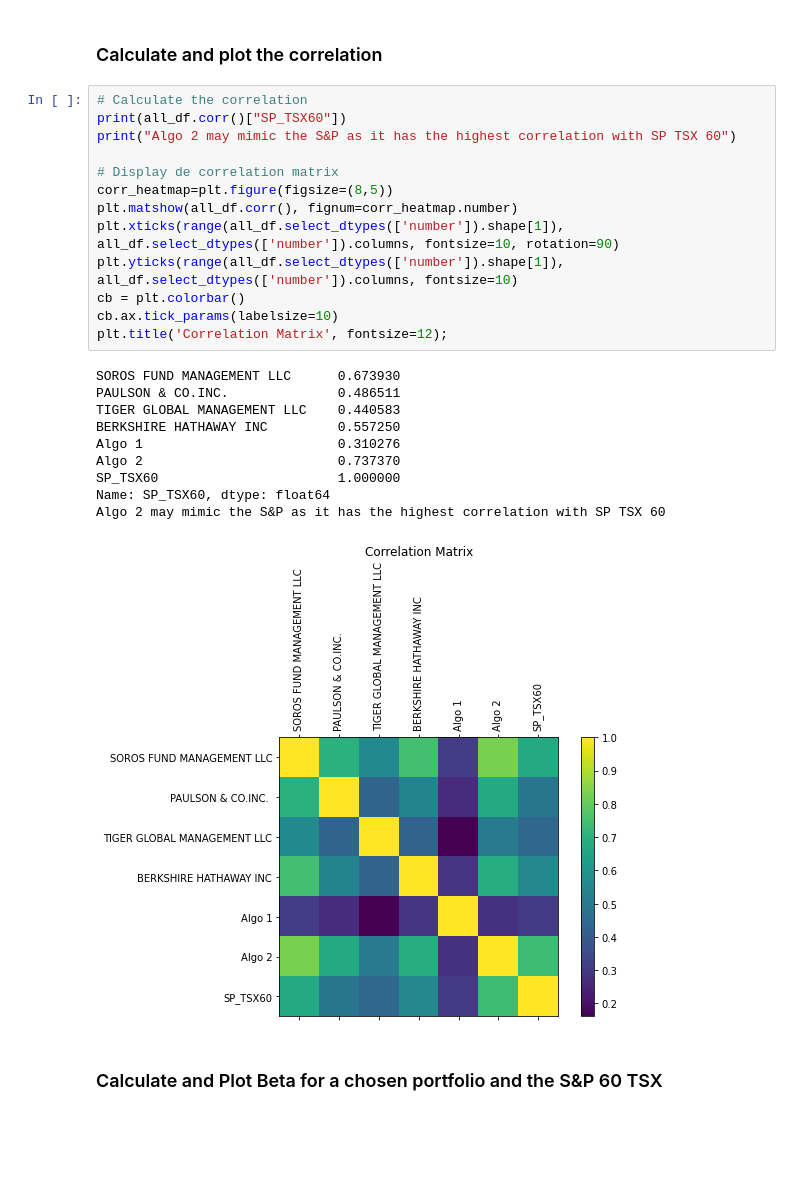
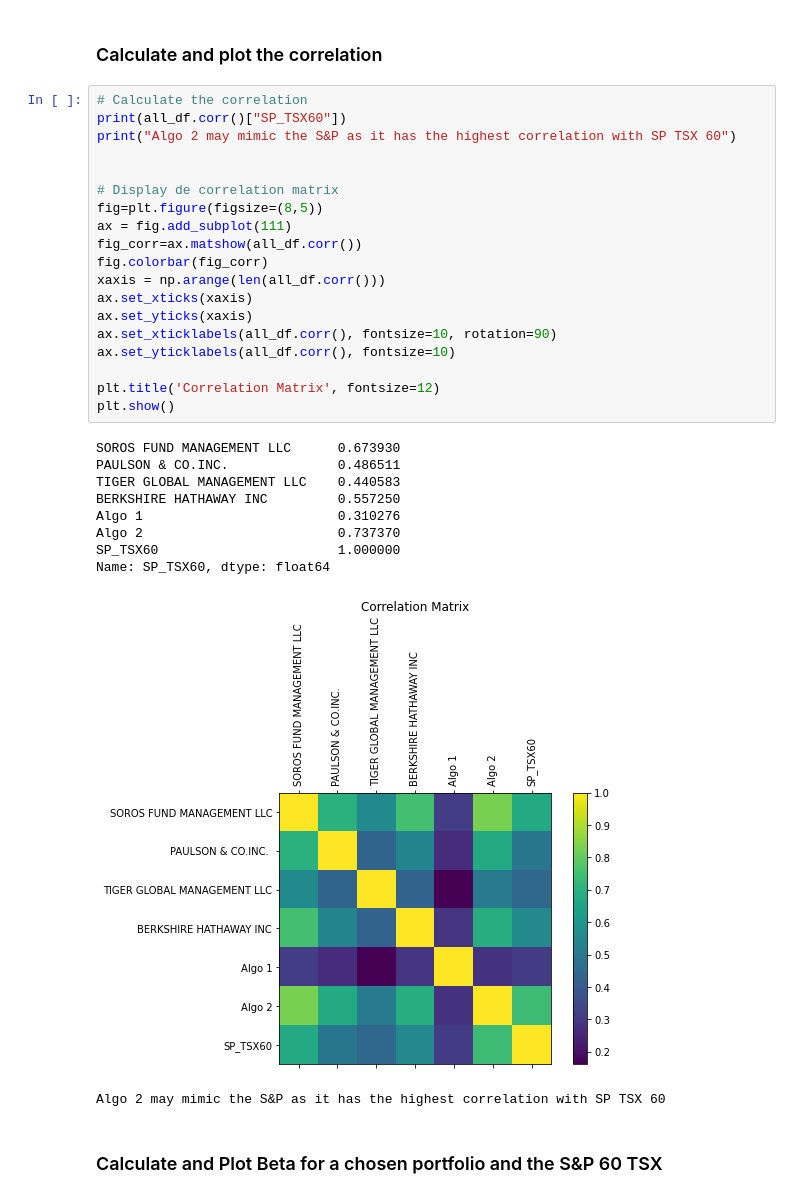
Before and after one commit to Fayee0103/pandas-homework, a Jupyter notebook: whale_analysis.ipynb, the cells around one changed output. Drawn from its saved outputs; the diff is of its cells as text; blank space fills up the shorter version.

```diff
--- a/whale_analysis.ipynb
+++ b/whale_analysis.ipynb
@@ -242,26 +244,32 @@ rolling_std.plot(figsize=(20,10))
 # %%
 # Calculate the correlation
 print(all_df.corr()["SP_TSX60"])
 print("Algo 2 may mimic the S&P as it has the highest correlation with SP TSX 60")
 
+
 # Display de correlation matrix
-corr_heatmap=plt.figure(figsize=(8,5))
-plt.matshow(all_df.corr(), fignum=corr_heatmap.number)
-plt.xticks(range(all_df.select_dtypes(['number']).shape[1]), all_df.select_dtypes(['number']).columns, fontsize=10, rotation=90)
-plt.yticks(range(all_df.select_dtypes(['number']).shape[1]), all_df.select_dtypes(['number']).columns, fontsize=10)
-cb = plt.colorbar()
-cb.ax.tick_params(labelsize=10)
-plt.title('Correlation Matrix', fontsize=12);
+fig=plt.figure(figsize=(8,5))
+ax = fig.add_subplot(111)
+fig_corr=ax.matshow(all_df.corr())
+fig.colorbar(fig_corr)
+xaxis = np.arange(len(all_df.corr()))
+ax.set_xticks(xaxis)
+ax.set_yticks(xaxis)
+ax.set_xticklabels(all_df.corr(), fontsize=10, rotation=90)
+ax.set_yticklabels(all_df.corr(), fontsize=10)
+
+plt.title('Correlation Matrix', fontsize=12)
+plt.show()
 # %% [output]
 SOROS FUND MANAGEMENT LLC      0.673930
 PAULSON & CO.INC.              0.486511
 TIGER GLOBAL MANAGEMENT LLC    0.440583
 BERKSHIRE HATHAWAY INC         0.557250
 Algo 1                         0.310276
 Algo 2                         0.737370
 SP_TSX60                       1.000000
 Name: SP_TSX60, dtype: float64
-Algo 2 may mimic the S&P as it has the highest correlation with SP TSX 60
-[figure, old version]
+[figure, new version]
+Algo 2 may mimic the S&P as it has the highest correlation with SP TSX 60
 # %% [markdown]
 ### Calculate and Plot Beta for a chosen portfolio and the S&P 60 TSX
```
Also changed, not shown: parts of 36 cells of this notebook, 4 other files.
